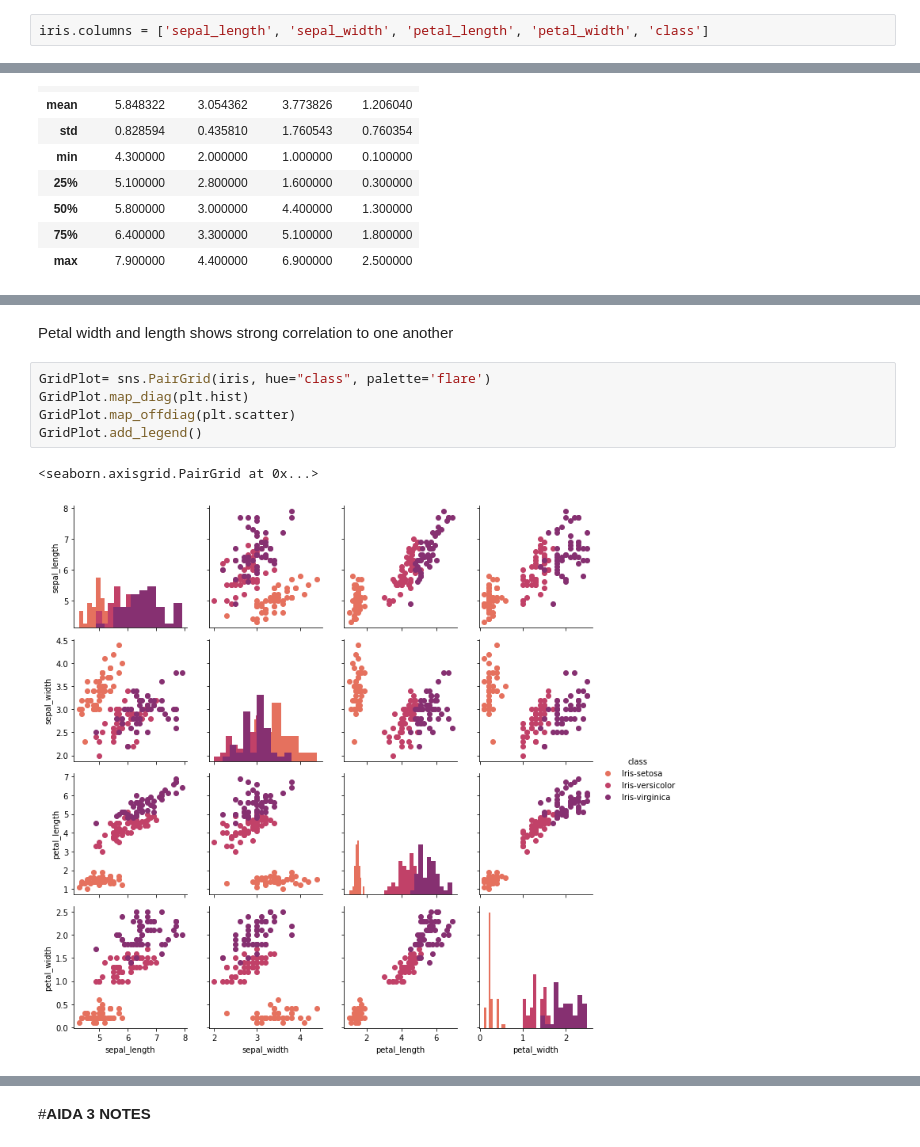
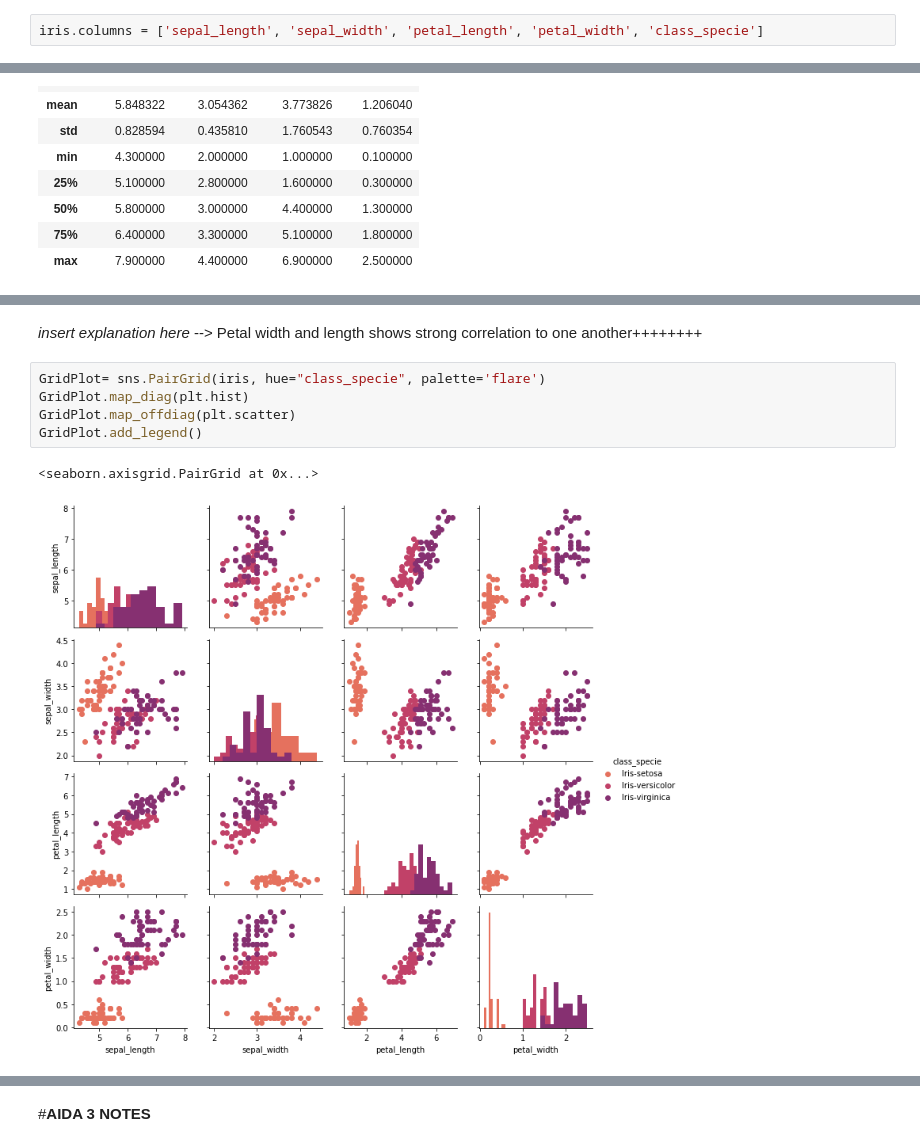
Before and after one commit to Nikkuchan/AIDA1_Wagler, a Jupyter notebook: 58026_LabNo1_Wagler.ipynb, the cells around one changed output, grey strips where cells are left out. Saved outputs shown, nothing was run; the diff lists cells and outputs as text.

```diff
--- a/58026_LabNo1_Wagler.ipynb
+++ b/58026_LabNo1_Wagler.ipynb
@@ -24,7 +24,7 @@ iris.head()
 | 3 | 5.0 | 3.6 | 1.4 | 0.2 | Iris-setosa |
 | 4 | 5.4 | 3.9 | 1.7 | 0.4 | Iris-setosa |
 # %%
-iris.columns = ['sepal_length', 'sepal_width', 'petal_length', 'petal_width', 'class']
+iris.columns = ['sepal_length', 'sepal_width', 'petal_length', 'petal_width', 'class_specie']
 # %%
 iris.head()
 # %% [output]
@@ -53,12 +57,13 @@ plt.show()
 # %% [output]
 [figure]
 # %% [markdown]
-Petal width and length shows strong correlation to one another
+*insert explanation here* -->
+Petal width and length shows strong correlation to one another++++++++
 # %%
-GridPlot= sns.PairGrid(iris, hue="class", palette='flare')
+GridPlot= sns.PairGrid(iris, hue="class_specie", palette='flare')
 GridPlot.map_diag(plt.hist)
 GridPlot.map_offdiag(plt.scatter)
 GridPlot.add_legend()
 # %% [output]
 <seaborn.axisgrid.PairGrid at 0x...>
-[figure, old version]
+[figure, new version]
```
Also changed, not shown: parts of 6 cells of this notebook.
